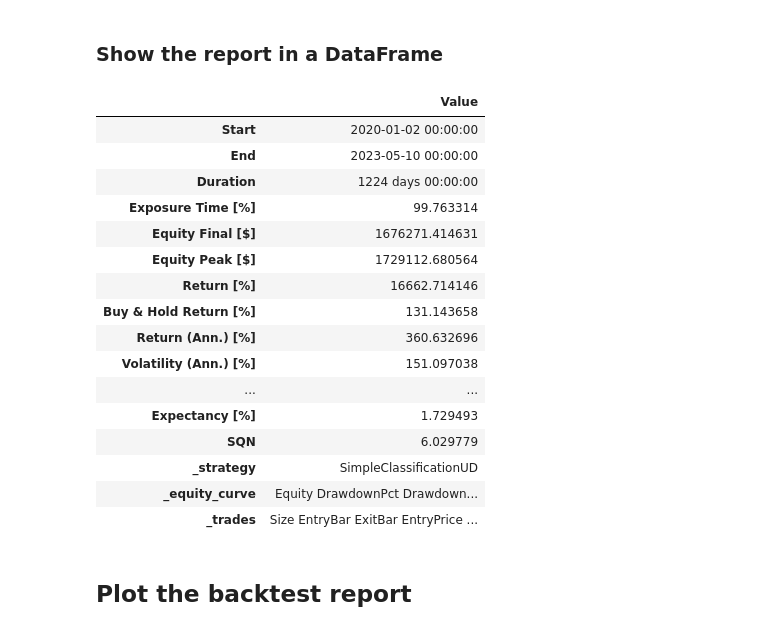
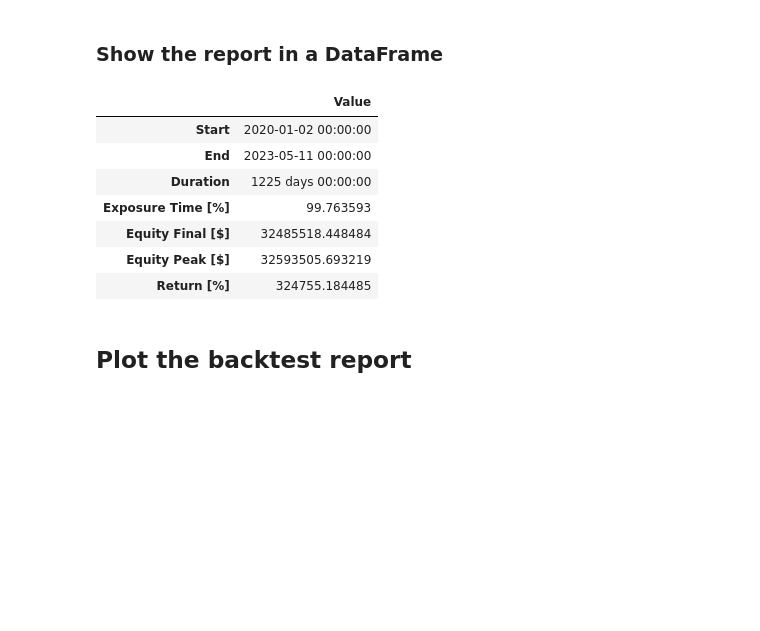
Before and after one commit to LinkedInLearning/practical-python-for-algorithmic-trading-4403633, a Jupyter notebook: 01_Machine Learning for Backtesting/03D_Backtesting ML Classification-Based.ipynb, the cells around one changed output. Drawn from its saved outputs; the diff is of its cells as text; code cells hidden in the pictures; blank space fills up the shorter version.

```diff
--- a/01_Machine Learning for Backtesting/03D_Backtesting ML Classification-Based.ipynb
+++ b/01_Machine Learning for Backtesting/03D_Backtesting ML Classification-Based.ipynb
@@ -5,7 +5,7 @@
 # %%
 import yfinance as yf
 
-ticker = 'AAPL'
+ticker = 'NFLX'
 df = yf.download(ticker)
 df
 # %% [output]
@@ -250,25 +199,16 @@ results = bt.run()
 # %% [markdown]
 ### Show the report in a DataFrame
 # %%
-results.to_frame('Value')
+results.to_frame('Value').loc[:'Return [%]']
 # %% [output]
 |  | Value |
 | Start | 2020-01-02 00:00:00 |
-| End | 2023-05-10 00:00:00 |
-| Duration | 1224 days 00:00:00 |
-| Exposure Time [%] | 99.763314 |
-| Equity Final [$] | 1676271.414631 |
-| Equity Peak [$] | 1729112.680564 |
-| Return [%] | 16662.714146 |
-| Buy & Hold Return [%] | 131.143658 |
-| Return (Ann.) [%] | 360.632696 |
-| Volatility (Ann.) [%] | 151.097038 |
-| ... | ... |
-| Expectancy [%] | 1.729493 |
-| SQN | 6.029779 |
-| _strategy | SimpleClassificationUD |
-| _equity_curve | Equity DrawdownPct Drawdown... |
-| _trades | Size EntryBar ExitBar EntryPrice ... |
+| End | 2023-05-11 00:00:00 |
+| Duration | 1225 days 00:00:00 |
+| Exposure Time [%] | 99.763593 |
+| Equity Final [$] | 32485518.448484 |
+| Equity Peak [$] | 32593505.693219 |
+| Return [%] | 324755.184485 |
 # %% [markdown]
 ## Plot the backtest report
 # %% [markdown]
```
Also changed, not shown: parts of 15 cells of this notebook, 5 other files.
